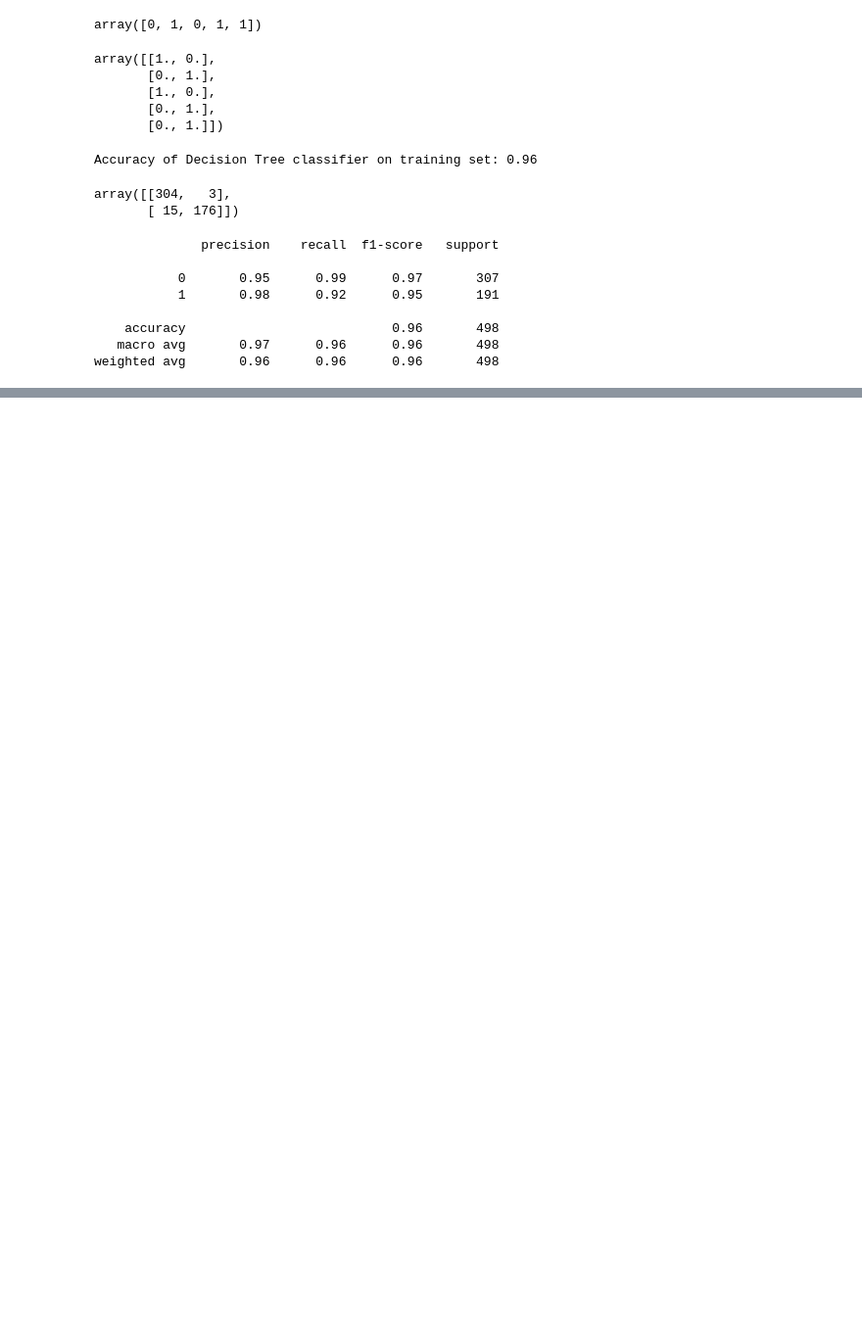
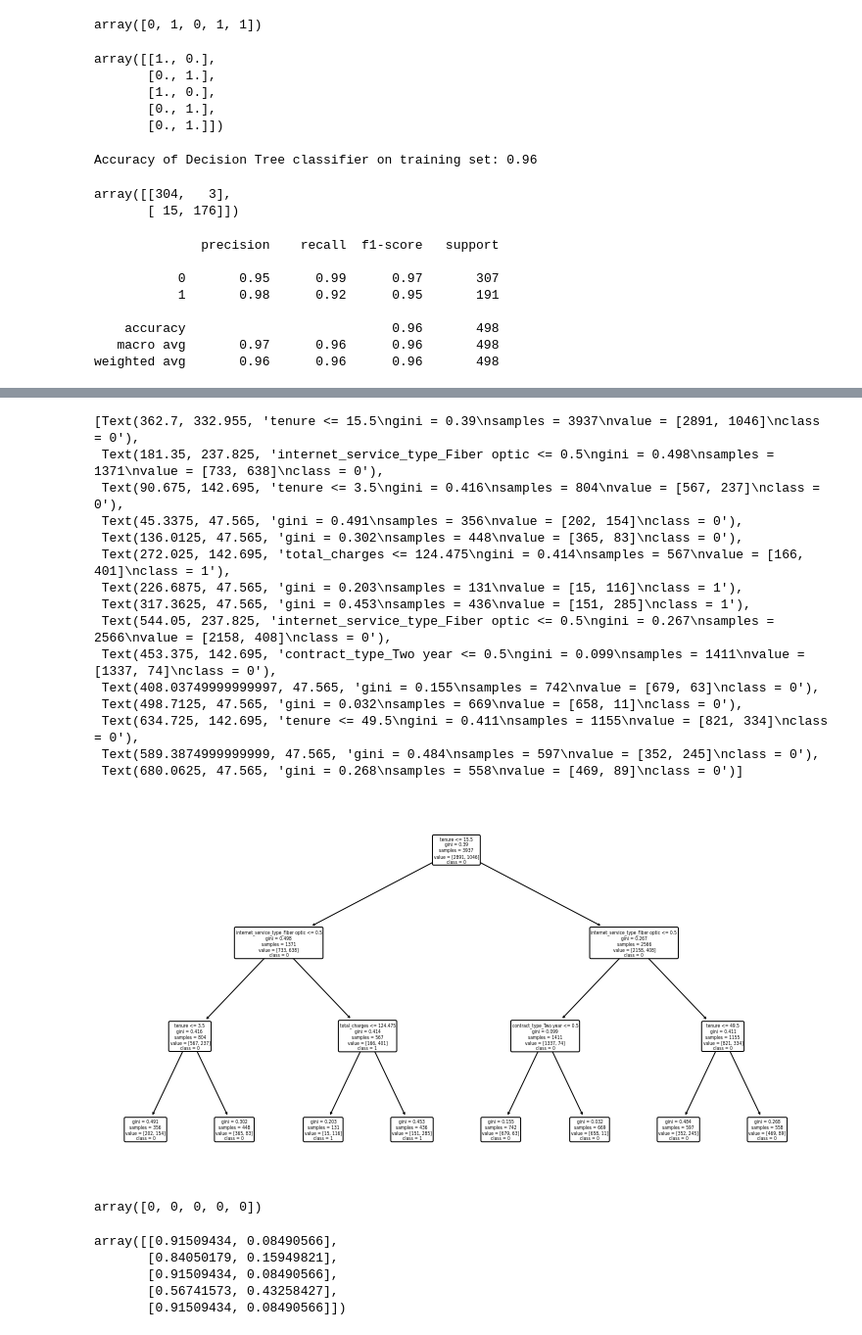
Before and after one commit to paigerackley/classification-exercises, a Jupyter notebook: model.ipynb, the cells around one changed output, grey strips where cells are left out. Shown: that part at 98% size. Drawn from its saved outputs; the diff is of its cells as text; code cells hidden in the pictures; blank space fills up the shorter version.

Commit message:
Finished Model Exercises, tweak to prepare

```diff
--- a/model.ipynb
+++ b/model.ipynb
@@ -180,0 +342,3 @@ Second model has 96% accuracy (max length - 10) while First model (max length =
+# %%
+telco_df = acquire.get_telco_data()
+telco_df.head()
@@ -180,0 +353,3 @@ Second model has 96% accuracy (max length - 10) while First model (max length =
+# %%
+train, validate, test = prepare.prep_telco_data(telco_df)
+train.head()
@@ -180,0 +381,39 @@ Second model has 96% accuracy (max length - 10) while First model (max length =
+# %%
+telco_model = DecisionTreeClassifier(max_depth=3, random_state=123)
+X_train = train.drop(columns=['churn_encoded'])
+y_train = train.churn_encoded
+telco_model = telco_model.fit(X_train, y_train)
+# %%
+plt.figure(figsize=(13, 7))
+plot_tree(telco_model, feature_names=X_train.columns, class_names=telco_model.classes_.astype(str), rounded=True)
+# %% [output]
+[Text(362.7, 332.955, 'tenure <= 15.5\ngini = 0.39\nsamples = 3937\nvalue = [2891, 1046]\nclass = 0'),
+ Text(181.35, 237.825, 'internet_service_type_Fiber optic <= 0.5\ngini = 0.498\nsamples = 1371\nvalue = [733, 638]\nclass = 0'),
+ Text(90.675, 142.695, 'tenure <= 3.5\ngini = 0.416\nsamples = 804\nvalue = [567, 237]\nclass = 0'),
+ Text(45.3375, 47.565, 'gini = 0.491\nsamples = 356\nvalue = [202, 154]\nclass = 0'),
+ Text(136.0125, 47.565, 'gini = 0.302\nsamples = 448\nvalue = [365, 83]\nclass = 0'),
+ Text(272.025, 142.695, 'total_charges <= 124.475\ngini = 0.414\nsamples = 567\nvalue = [166, 401]\nclass = 1'),
+ Text(226.6875, 47.565, 'gini = 0.203\nsamples = 131\nvalue = [15, 116]\nclass = 1'),
+ Text(317.3625, 47.565, 'gini = 0.453\nsamples = 436\nvalue = [151, 285]\nclass = 1'),
+ Text(544.05, 237.825, 'internet_service_type_Fiber optic <= 0.5\ngini = 0.267\nsamples = 2566\nvalue = [2158, 408]\nclass = 0'),
+ Text(453.375, 142.695, 'contract_type_Two year <= 0.5\ngini = 0.099\nsamples = 1411\nvalue = [1337, 74]\nclass = 0'),
+ Text(408.03749999999997, 47.565, 'gini = 0.155\nsamples = 742\nvalue = [679, 63]\nclass = 0'),
+ Text(498.7125, 47.565, 'gini = 0.032\nsamples = 669\nvalue = [658, 11]\nclass = 0'),
+ Text(634.725, 142.695, 'tenure <= 49.5\ngini = 0.411\nsamples = 1155\nvalue = [821, 334]\nclass = 0'),
+ Text(589.3874999999999, 47.565, 'gini = 0.484\nsamples = 597\nvalue = [352, 245]\nclass = 0'),
+ Text(680.0625, 47.565, 'gini = 0.268\nsamples = 558\nvalue = [469, 89]\nclass = 0')]
+[figure, added]
+# %%
+y_pred = telco_model.predict(X_train)
+y_pred[0:5]
+# %% [output]
+array([0, 0, 0, 0, 0])
+# %%
+y_pred_proba = telco_model.predict_proba(X_train)
+y_pred_proba[0:5]
+# %% [output]
+array([[0.91509434, 0.08490566],
+       [0.84050179, 0.15949821],
+       [0.91509434, 0.08490566],
+       [0.56741573, 0.43258427],
+       [0.91509434, 0.08490566]])
```
Also changed, not shown: parts of 51 cells of this notebook, 1 other file.
